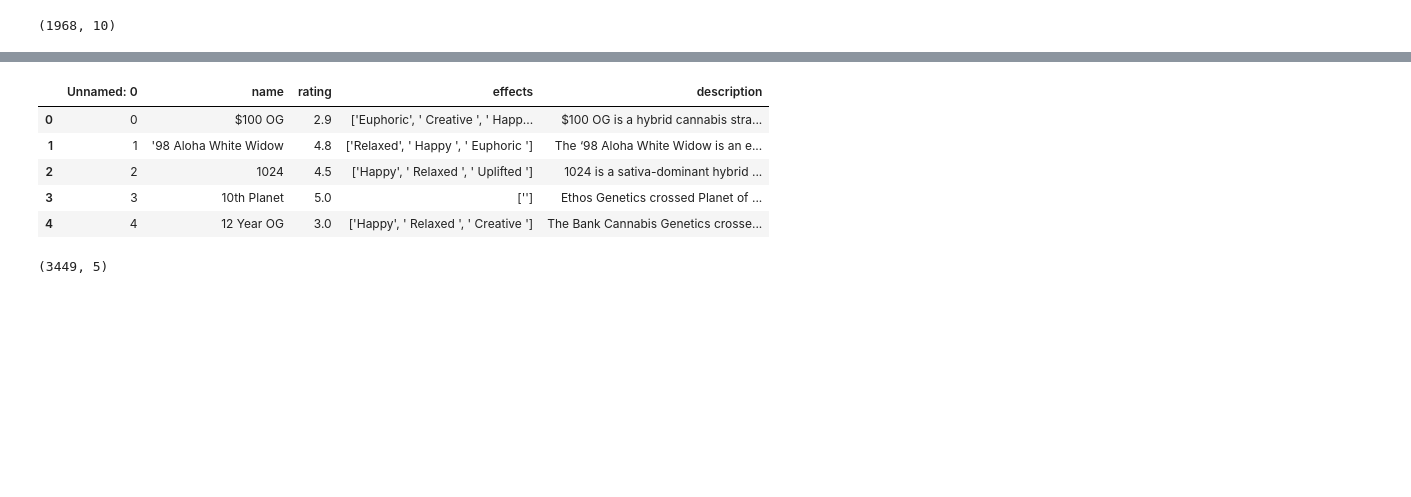
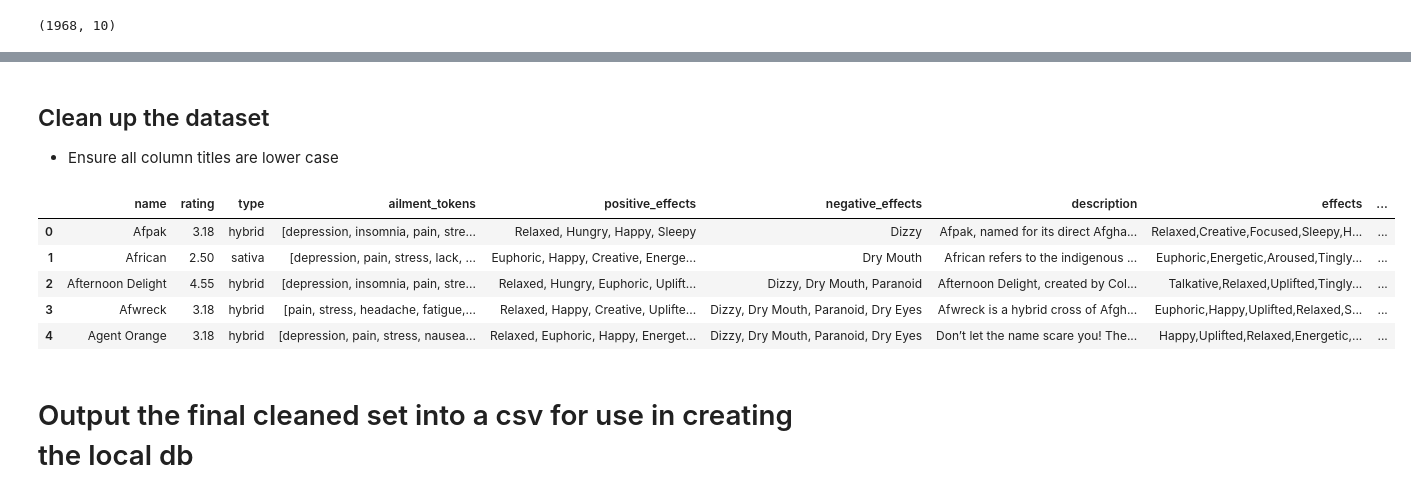
Before and after one commit to build-week-ft-med-cabinet-3/datascience, a Jupyter notebook: notebooks/medcab_data_analysis.ipynb, the cells around one changed output, grey strips where cells are left out. Saved outputs shown, nothing was run; the diff lists cells and outputs as text; code cells hidden in the pictures; blank space fills up the shorter version.

```diff
--- a/notebooks/medcab_data_analysis.ipynb
+++ b/notebooks/medcab_data_analysis.ipynb
@@ -128,7 +134,7 @@ full_df.shape
 # %% [output]
 (1968, 16)
 # %%
-df = full_df[['name', 'Rating', 'type', 'ailment', 'positive_effects', 'negative_effects', 'Description', 'Effects', 'flavors']]
+df = full_df[['name', 'Rating', 'type', 'ailment_tokens', 'positive_effects', 'negative_effects', 'Description', 'Effects', 'flavors']]
 
 df.head()
 # %% [output]
@@ -209,5 +208,20 @@ Effects             0
 flavors             0
 strain_id           0
 dtype: int64
+# %% [markdown]
+## Clean up the dataset
+- Ensure all column titles are lower case
+# %%
+df.columns = [x.lower() for x in df.columns]
+df.head()
+# %% [output]
+|  | name | rating | type | ailment_tokens | positive_effects | negative_effects | description | effects | ... |
+| 0 | Afpak | 3.18 | hybrid | [depression, insomnia, pain, stre... | Relaxed, Hungry, Happy, Sleepy | Dizzy | Afpak, named for its direct Afgha... | Relaxed,Creative,Focused,Sleepy,H... | ... |
+| 1 | African | 2.50 | sativa | [depression, pain, stress, lack, ... | Euphoric, Happy, Creative, Energe... | Dry Mouth | African refers to the indigenous ... | Euphoric,Energetic,Aroused,Tingly... | ... |
+| 2 | Afternoon Delight | 4.55 | hybrid | [depression, insomnia, pain, stre... | Relaxed, Hungry, Euphoric, Uplift... | Dizzy, Dry Mouth, Paranoid | Afternoon Delight, created by Col... | Talkative,Relaxed,Uplifted,Tingly... | ... |
+| 3 | Afwreck | 3.18 | hybrid | [pain, stress, headache, fatigue,... | Relaxed, Happy, Creative, Uplifte... | Dizzy, Dry Mouth, Paranoid, Dry Eyes | Afwreck is a hybrid cross of Afgh... | Euphoric,Happy,Uplifted,Relaxed,S... | ... |
+| 4 | Agent Orange | 3.18 | hybrid | [depression, pain, stress, nausea... | Relaxed, Euphoric, Happy, Energet... | Dizzy, Dry Mouth, Paranoid, Dry Eyes | Don’t let the name scare you! The... | Happy,Uplifted,Relaxed,Energetic,... | ... |
+# %% [markdown]
+# Output the final cleaned set into a csv for use in creating the local db
 # %%
 df.to_csv('cannabis_final.csv')
@@ -216,13 +227,0 @@ weed = pd.read_csv('weed_data.csv')
-# %%
-weed.head()
-# %% [output]
-|  | Unnamed: 0 | name | rating | effects | description |
-| 0 | 0 | $100 OG | 2.9 | ['Euphoric', ' Creative ', ' Happ... | $100 OG is a hybrid cannabis stra... |
-| 1 | 1 | '98 Aloha White Widow | 4.8 | ['Relaxed', ' Happy ', ' Euphoric '] | The ‘98 Aloha White Widow is an e... |
-| 2 | 2 | 1024 | 4.5 | ['Happy', ' Relaxed ', ' Uplifted '] | 1024 is a sativa-dominant hybrid ... |
-| 3 | 3 | 10th Planet | 5.0 | [''] | Ethos Genetics crossed Planet of ... |
-| 4 | 4 | 12 Year OG | 3.0 | ['Happy', ' Relaxed ', ' Creative '] | The Bank Cannabis Genetics crosse... |
-# %%
-weed.shape
-# %% [output]
-(3449, 5)
```
Also changed, not shown: parts of 17 cells of this notebook, 3 other files.
